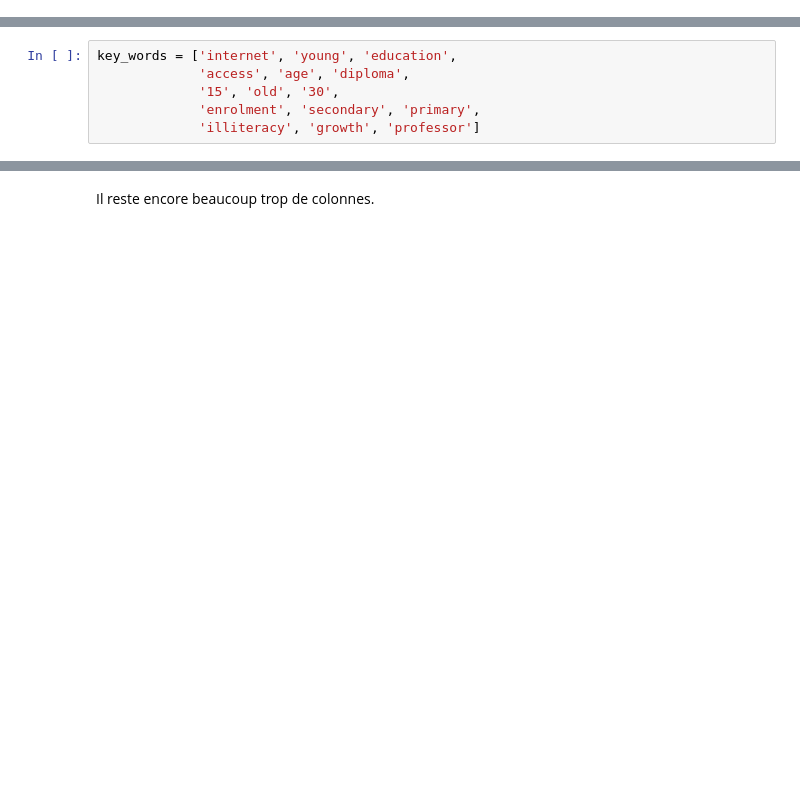
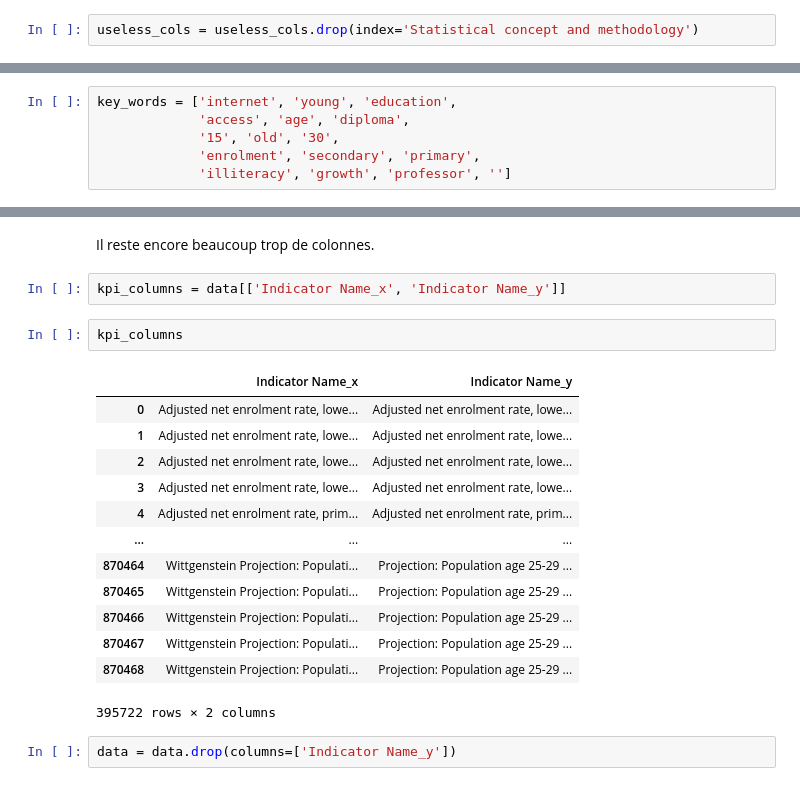
Before and after one commit to khub41/OC_P02, a Jupyter notebook: data_clean.ipynb, the cells around one changed output, grey strips where cells are left out. Drawn from its saved outputs; the diff is of its cells as text; blank space fills up the shorter version.

```diff
--- a/data_clean.ipynb
+++ b/data_clean.ipynb
@@ -61,3 +116,5 @@ Name: count, dtype: object
+# %%
+useless_cols = useless_cols.drop(index='Statistical concept and methodology')
 # %%
 data = data.drop(columns=useless_cols.index)
 # %%
@@ -98,7 +155,7 @@ key_words = ['internet', 'young', 'education',
              'access', 'age', 'diploma',
              '15', 'old', '30',
              'enrolment', 'secondary', 'primary',
-             'illiteracy', 'growth', 'professor']
+             'illiteracy', 'growth', 'professor', '']
 # %%
 indicateurs_interessants = []
 
@@ -170,2 +213,22 @@ Index(['Unnamed: 0', 'Country Name', 'Country Code', 'Indicator Name_x',
 # %% [markdown]
 Il reste encore beaucoup trop de colonnes.
+# %%
+kpi_columns = data[['Indicator Name_x', 'Indicator Name_y']]
+# %%
+kpi_columns
+# %% [output]
+|  | Indicator Name_x | Indicator Name_y |
+| 0 | Adjusted net enrolment rate, lowe... | Adjusted net enrolment rate, lowe... |
+| 1 | Adjusted net enrolment rate, lowe... | Adjusted net enrolment rate, lowe... |
+| 2 | Adjusted net enrolment rate, lowe... | Adjusted net enrolment rate, lowe... |
+| 3 | Adjusted net enrolment rate, lowe... | Adjusted net enrolment rate, lowe... |
+| 4 | Adjusted net enrolment rate, prim... | Adjusted net enrolment rate, prim... |
+| ... | ... | ... |
+| 870464 | Wittgenstein Projection: Populati... | Projection: Population age 25-29 ... |
+| 870465 | Wittgenstein Projection: Populati... | Projection: Population age 25-29 ... |
+| 870466 | Wittgenstein Projection: Populati... | Projection: Population age 25-29 ... |
+| 870467 | Wittgenstein Projection: Populati... | Projection: Population age 25-29 ... |
+| 870468 | Wittgenstein Projection: Populati... | Projection: Population age 25-29 ... |
+395722 rows × 2 columns
+# %%
+data = data.drop(columns=['Indicator Name_y'])
```
Also changed, not shown: parts of 137 cells of this notebook.
